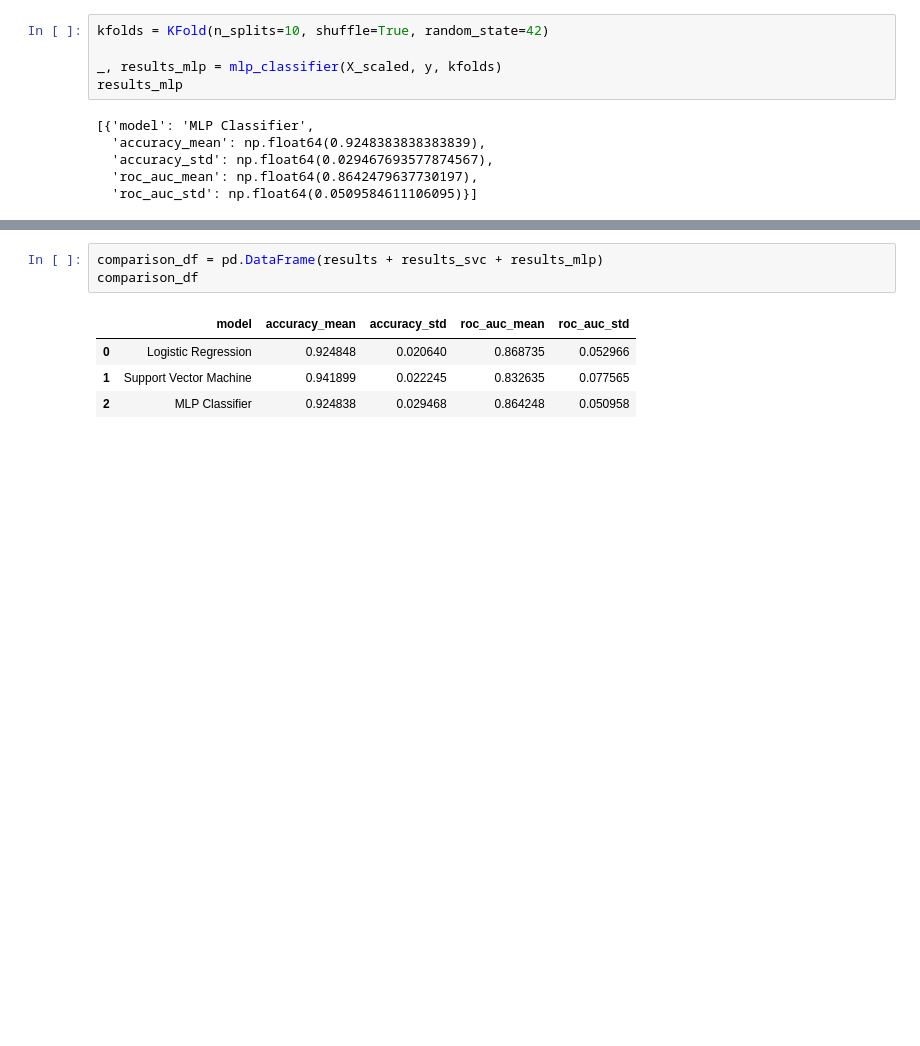
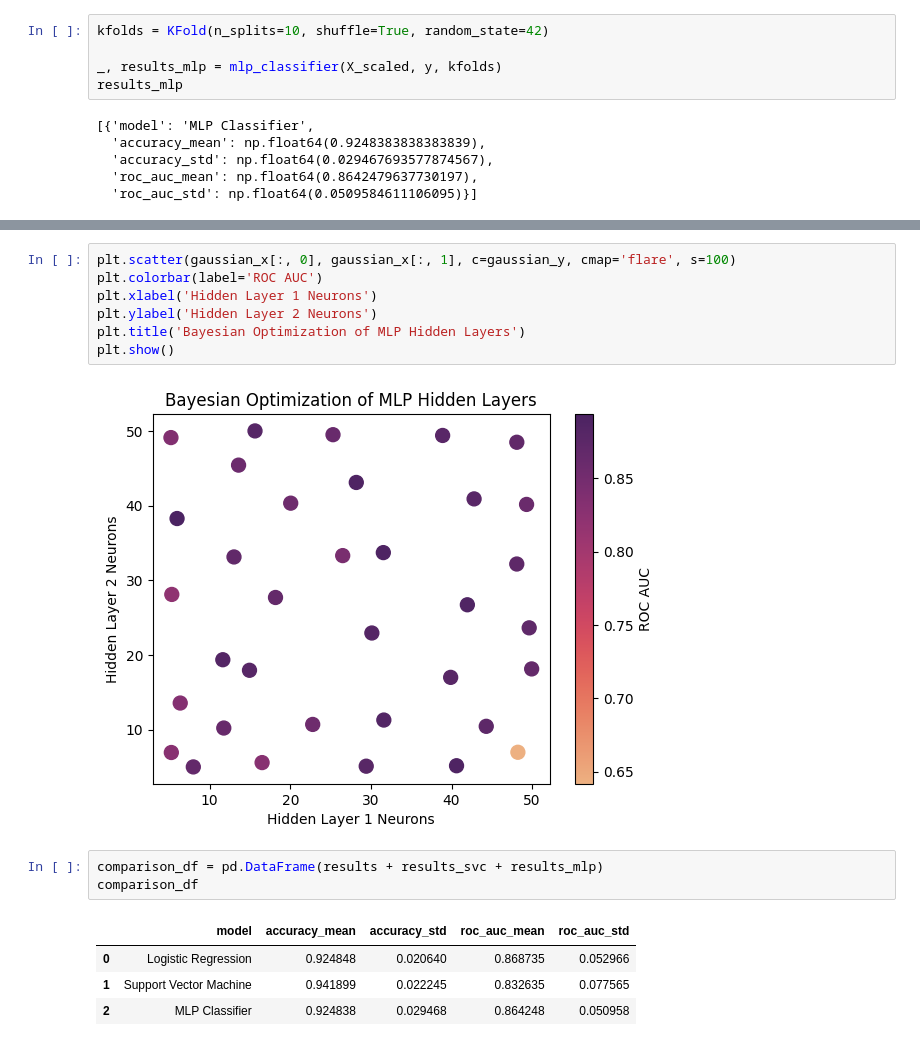
Before and after one commit to AnaSofiaHinojosa/Proyecto2LabAprEstadistico, a Jupyter notebook: reporte.ipynb, the cells around one changed output, grey strips where cells are left out. Cells and saved outputs as stored; diff of their text form; blank space fills up the shorter version.

```diff
--- a/reporte.ipynb
+++ b/reporte.ipynb
@@ -585,3 +652,12 @@ Best alpha: 0.96690 with ROC AUC: 0.9004
+# %%
+plt.scatter(gaussian_x[:, 0], gaussian_x[:, 1], c=gaussian_y, cmap='flare', s=100)
+plt.colorbar(label='ROC AUC')
+plt.xlabel('Hidden Layer 1 Neurons')
+plt.ylabel('Hidden Layer 2 Neurons')
+plt.title('Bayesian Optimization of MLP Hidden Layers')
+plt.show()
+# %% [output]
+[figure, added]
 # %%
 comparison_df = pd.DataFrame(results + results_svc + results_mlp)
 comparison_df
```
Also changed, not shown: parts of 7 cells of this notebook.
